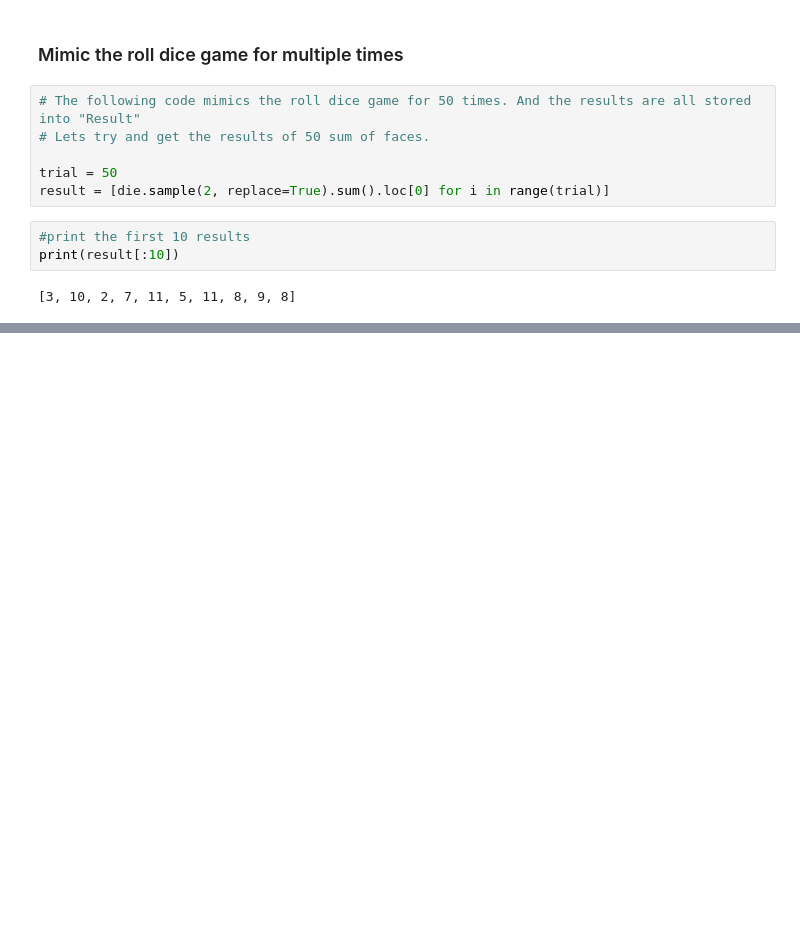
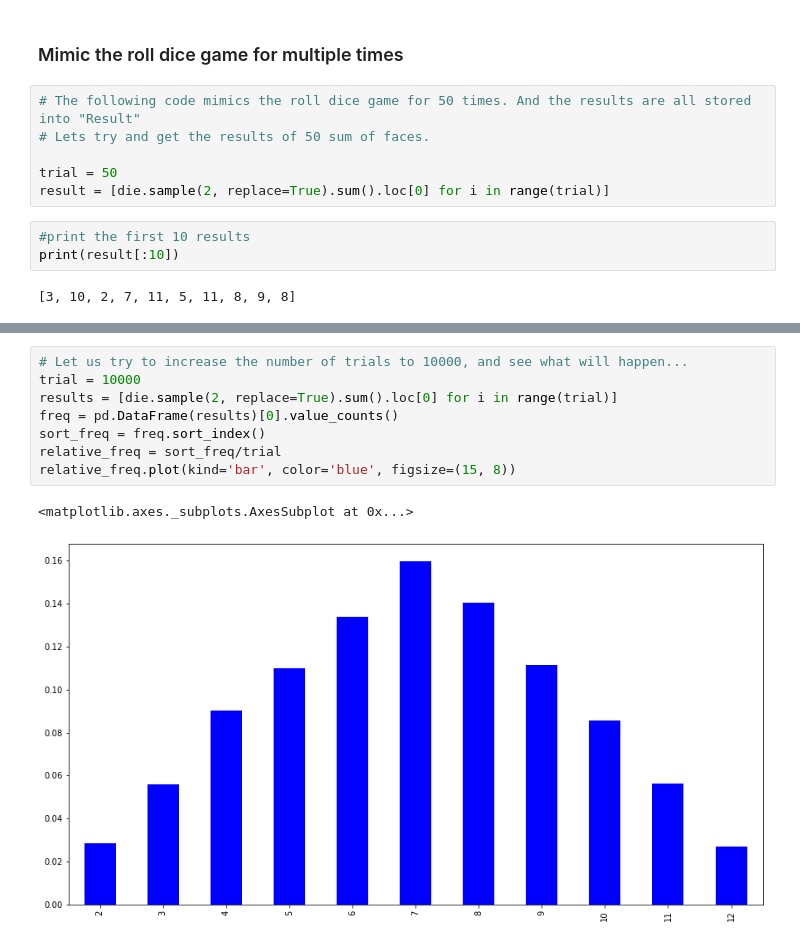
Before and after one commit to gmineo/Coursera-Financial_Analysis, a Jupyter notebook: Week 2 Coursera Stock.ipynb, the cells around one changed output, grey strips where cells are left out. Drawn from its saved outputs; the diff is of its cells as text; blank space fills up the shorter version.

```diff
--- a/Week 2 Coursera Stock.ipynb
+++ b/Week 2 Coursera Stock.ipynb
@@ -43,0 +91,11 @@ print(result[:10])
+# %%
+# Let us try to increase the number of trials to 10000, and see what will happen...
+trial = 10000
+results = [die.sample(2, replace=True).sum().loc[0] for i in range(trial)]
+freq = pd.DataFrame(results)[0].value_counts()
+sort_freq = freq.sort_index()
+relative_freq = sort_freq/trial
+relative_freq.plot(kind='bar', color='blue', figsize=(15, 8))
+# %% [output]
+<matplotlib.axes._subplots.AxesSubplot at 0x...>
+[figure, added]
```
Also changed, not shown: parts of 22 cells of this notebook.
